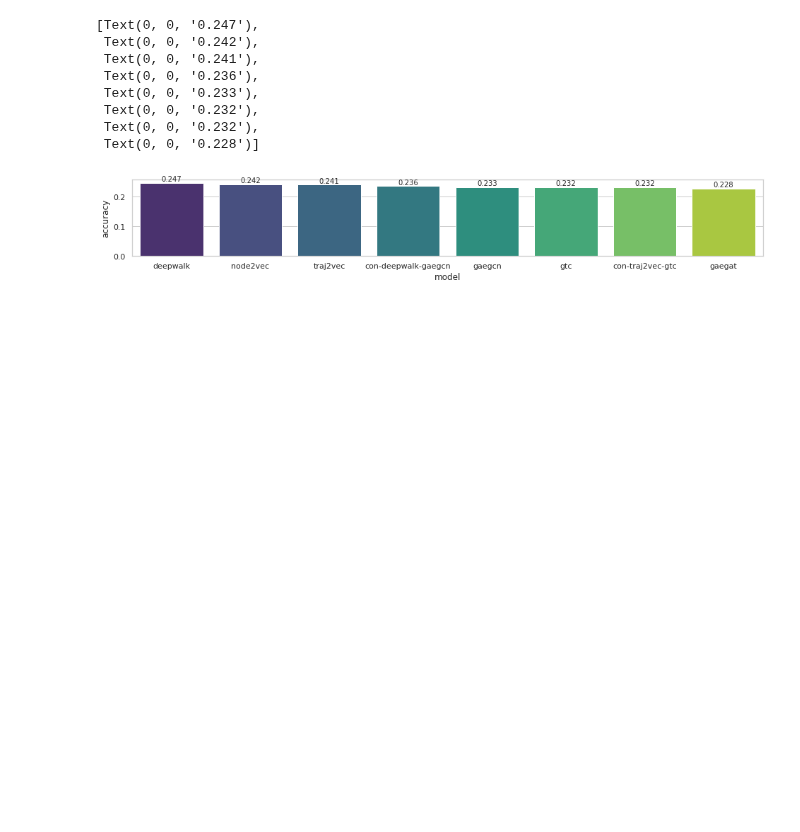
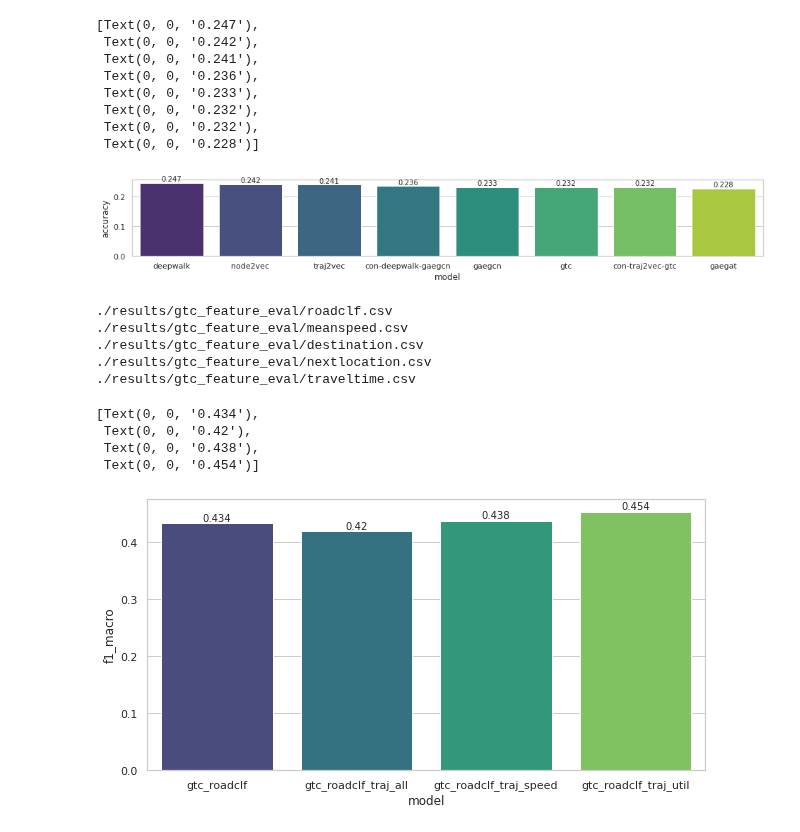
Before and after one commit to SwiftPredator/Trajectory-based-Road-Network-Representation-Learning, a Jupyter notebook: evaluation/results_analysis.ipynb, the cells around one changed output. Drawn from its saved outputs; the diff is of its cells as text; code cells hidden in the pictures; blank space fills up the shorter version.

```diff
--- a/evaluation/results_analysis.ipynb
+++ b/evaluation/results_analysis.ipynb
@@ -168,3 +156,37 @@ ax.bar_label(ax.containers[0])
  Text(0, 0, '0.232'),
  Text(0, 0, '0.228')]
 [figure]
+# %%
+"""
+Trajectory feature study gtc
+"""
+# Ablation plots
+all_files = glob.glob(os.path.join("./results" , "gtc_feature_eval/*.csv"))
+
+dfs = []
+for filename in all_files:
+    df = pd.read_csv(filename, index_col=None, header=0)
+    print(filename)
+    dfs.append(df)
+# %% [output]
+./results/gtc_feature_eval/roadclf.csv
+./results/gtc_feature_eval/meanspeed.csv
+./results/gtc_feature_eval/destination.csv
+./results/gtc_feature_eval/nextlocation.csv
+./results/gtc_feature_eval/traveltime.csv
+# %%
+dfs[0] = dfs[0].round(3)
+# dfs[0].sort_values("accuracy", inplace=True, ascending=False)
+fig, ax = plt.subplots(1, 1, sharey=True, figsize=(10,5))
+sns.barplot(x="model", y="f1_macro", data=dfs[0], palette="viridis", ax=ax)
+# sns.barplot(x="model", y="f1_macro", data=dfs[0][dfs[0]["type"]=="conv"], palette="viridis", ax=ax[0])
+# sns.barplot(x="model", y="f1_macro", data=dfs[0][dfs[0]["type"]=="walk"], palette="viridis", ax=ax[1])
+# sns.barplot(x="model", y="f1_macro", data=dfs[0][dfs[0]["type"]=="concatination"], palette="viridis", ax=ax[2])
+ax.bar_label(ax.containers[0])
+# ax.set(ylim=(13,13.5))
+# %% [output]
+[Text(0, 0, '0.434'),
+ Text(0, 0, '0.42'),
+ Text(0, 0, '0.438'),
+ Text(0, 0, '0.454')]
+[figure, added]
```
Also changed, not shown: parts of 1 cell of this notebook, 24 other files.
